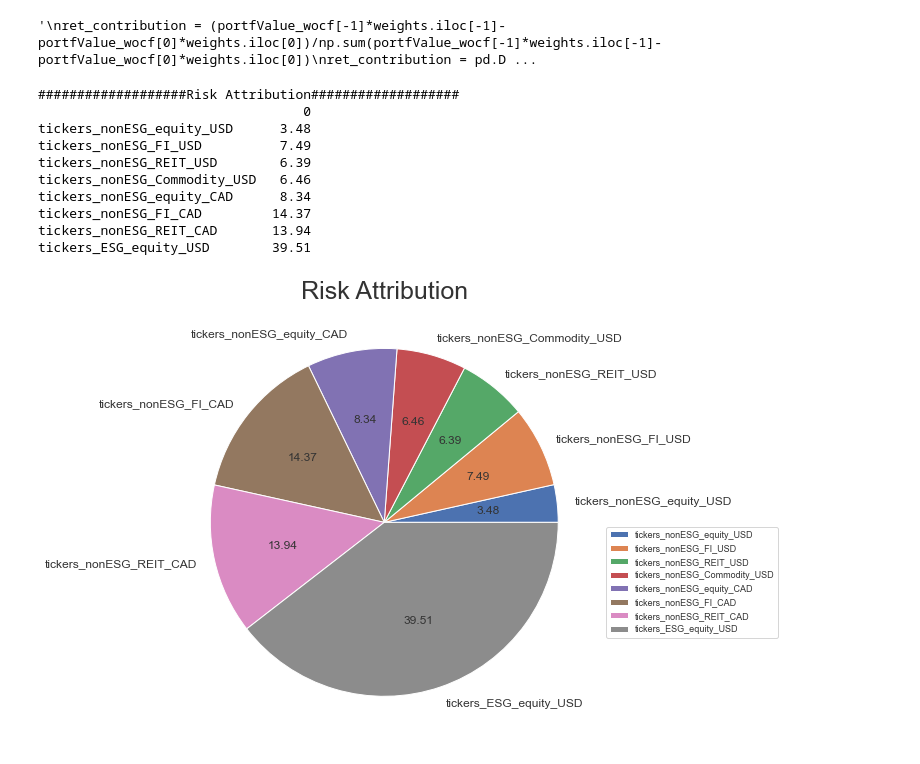
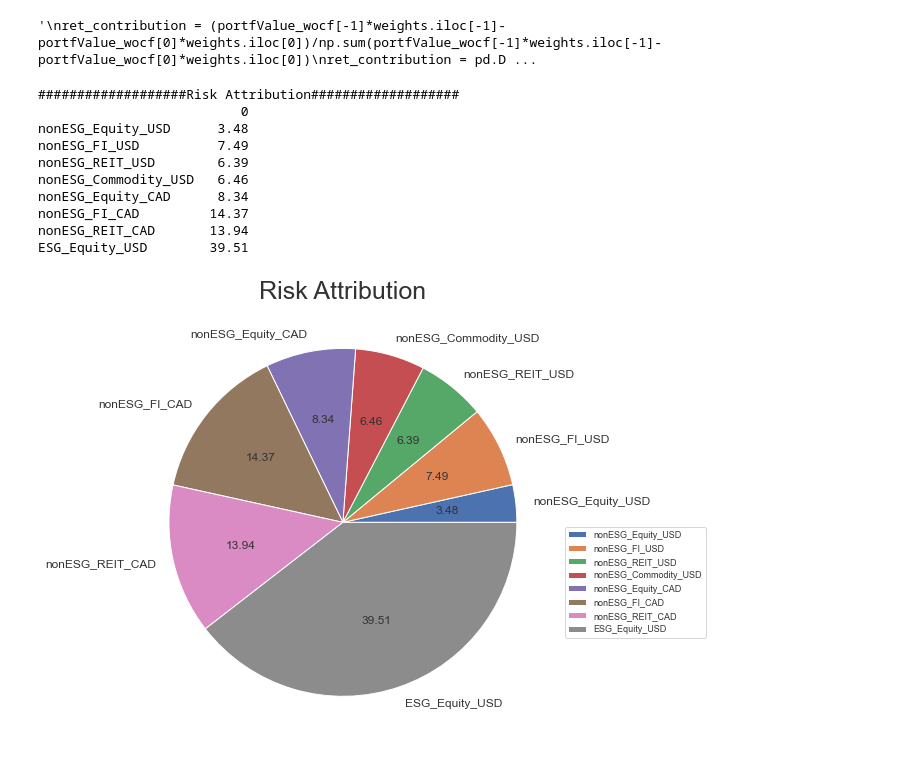
Before and after one commit to of1201/roboadvisor, a Jupyter notebook: risk lab.ipynb, the cells around one changed output. Drawn from its saved outputs; the diff is of its cells as text; code cells hidden in the pictures.

```diff
--- a/risk lab.ipynb
+++ b/risk lab.ipynb
@@ -1721,50 +1709,50 @@ risk_contribution = risk_contribution / np.sum(calculate_risk_contribution(lates
 risk_contribution = pd.DataFrame(np.array(risk_contribution).T, columns = tickers)
 # seperate the risk contribution into asset classes
 rc_asset_class = pd.DataFrame()
-rc_asset_class["tickers_nonESG_equity_USD"] = risk_contribution[tickers_nonESG_equity_USD].sum(axis=1)
-rc_asset_class["tickers_nonESG_FI_USD"] = risk_contribution[tickers_nonESG_FI_USD].sum(axis=1)
-rc_asset_class["tickers_nonESG_REIT_USD"] = risk_contribution[tickers_nonESG_REIT_USD].sum(axis=1)
-rc_asset_class["tickers_nonESG_Commodity_USD"] = risk_contribution[tickers_nonESG_Commodity_USD].sum(axis=1)
-rc_asset_class["tickers_nonESG_equity_CAD"] = risk_contribution[tickers_nonESG_equity_CAD].sum(axis=1)
-rc_asset_class["tickers_nonESG_FI_CAD"] = risk_contribution[tickers_nonESG_FI_CAD].sum(axis=1)
-rc_asset_class["tickers_nonESG_REIT_CAD"] = risk_contribution[tickers_nonESG_REIT_CAD].sum(axis=1)
-rc_asset_class["tickers_ESG_equity_USD"] = risk_contribution[tickers_ESG_equity_USD].sum(axis=1)
+rc_asset_class["nonESG_Equity_USD"] = risk_contribution[tickers_nonESG_equity_USD].sum(axis=1)
+rc_asset_class["nonESG_FI_USD"] = risk_contribution[tickers_nonESG_FI_USD].sum(axis=1)
+rc_asset_class["nonESG_REIT_USD"] = risk_contribution[tickers_nonESG_REIT_USD].sum(axis=1)
+rc_asset_class["nonESG_Commodity_USD"] = risk_contribution[tickers_nonESG_Commodity_USD].sum(axis=1)
+rc_asset_class["nonESG_Equity_CAD"] = risk_contribution[tickers_nonESG_equity_CAD].sum(axis=1)
+rc_asset_class["nonESG_FI_CAD"] = risk_contribution[tickers_nonESG_FI_CAD].sum(axis=1)
+rc_asset_class["nonESG_REIT_CAD"] = risk_contribution[tickers_nonESG_REIT_CAD].sum(axis=1)
+rc_asset_class["ESG_Equity_USD"] = risk_contribution[tickers_ESG_equity_USD].sum(axis=1)
 
 print ("###################Risk Attribution###################")
 riskAttribution = rc_asset_class.T
 print (round(riskAttribution*100,2))
 riskAttribution.columns=['']
 riskAttribution[''].plot.pie(autopct='%.2f', fontsize=12, figsize=(16, 8),subplots=True)
 plt.title("Risk Attribution",fontsize=25)
 plt.legend(loc='upper left', bbox_to_anchor=(1, 0.5), prop={'size': 9})
 plt.savefig('risk_attribution.png')
 plt.show()
 
 # Export to Excel
 wb = openpyxl.load_workbook(dir + r'\Report.xlsx')
 ws = wb['Report']
 img = openpyxl.drawing.image.Image(dir + r'\risk_attribution.png')
 img.anchor = 'AL24' # Or whatever cell location you want to use.
 ws.add_image(img)
 wb.save(dir + r'\Report.xlsx')
 
 book = load_workbook(dir + r'\Report.xlsx')
 writer = pd.ExcelWriter(dir + r'\Report.xlsx', engine='openpyxl')
 writer.book = book
 writer.sheets = dict((ws.title, ws) for ws in book.worksheets)
 round(riskAttribution*100,2).to_excel(writer, sheet_name='Report',startcol=36,startrow=29)
 writer.save()
 # %% [output]
 ###################Risk Attribution###################
-                                  0
-tickers_nonESG_equity_USD      3.48
-tickers_nonESG_FI_USD          7.49
-tickers_nonESG_REIT_USD        6.39
-tickers_nonESG_Commodity_USD   6.46
-tickers_nonESG_equity_CAD      8.34
-tickers_nonESG_FI_CAD         14.37
-tickers_nonESG_REIT_CAD       13.94
-tickers_ESG_equity_USD        39.51
+                          0
+nonESG_Equity_USD      3.48
+nonESG_FI_USD          7.49
+nonESG_REIT_USD        6.39
+nonESG_Commodity_USD   6.46
+nonESG_Equity_CAD      8.34
+nonESG_FI_CAD         14.37
+nonESG_REIT_CAD       13.94
+ESG_Equity_USD        39.51
-[figure, old version]
+[figure, new version]
 # %%
 #Return Attribution Version 2 - consider injection
```
Also changed, not shown: parts of 15 cells of this notebook.
